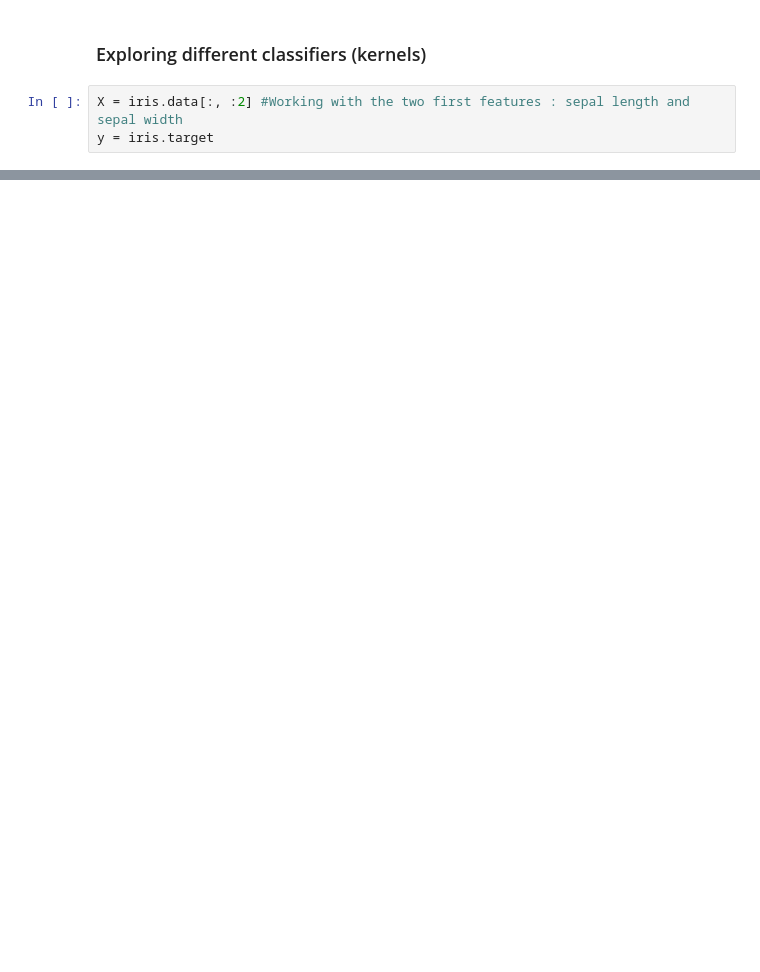
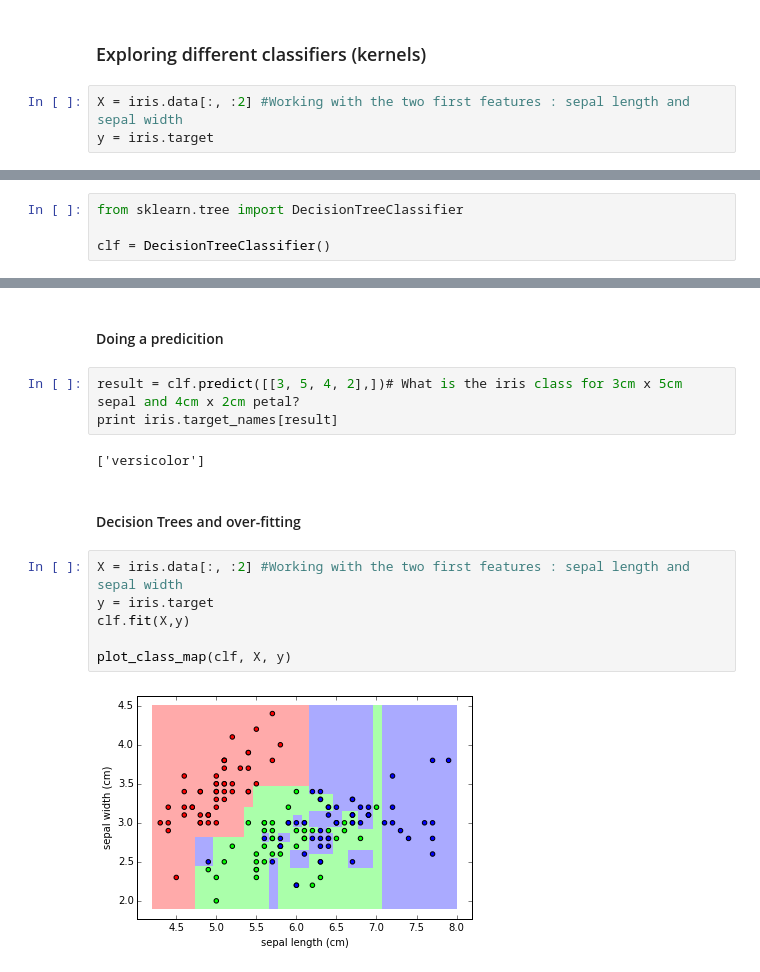
Before and after one commit to stephanie-w/brainscribble, a Jupyter notebook: source/classification-algorithms-on-iris-dataset.ipynb, the cells around one changed output, grey strips where cells are left out. Cells and saved outputs as stored; diff of their text form; blank space fills up the shorter version.

```diff
--- a/source/classification-algorithms-on-iris-dataset.ipynb
+++ b/source/classification-algorithms-on-iris-dataset.ipynb
@@ -244,0 +263,4 @@ The linear models LinearSVC() and SVC(kernel='linear') yield slightly different
+# %%
+from sklearn.tree import DecisionTreeClassifier
+
+clf = DecisionTreeClassifier()
@@ -244,0 +276,17 @@ The linear models LinearSVC() and SVC(kernel='linear') yield slightly different
+# %% [markdown]
+#### Doing a predicition
+# %%
+result = clf.predict([[3, 5, 4, 2],])# What is the iris class for 3cm x 5cm sepal and 4cm x 2cm petal?
+print iris.target_names[result]
+# %% [output]
+['versicolor']
+# %% [markdown]
+#### Decision Trees and over-fitting
+# %%
+X = iris.data[:, :2] #Working with the two first features : sepal length and sepal width
+y = iris.target
+clf.fit(X,y)
+
+plot_class_map(clf, X, y)
+# %% [output]
+[figure, added]
```
Also changed, not shown: parts of 20 cells of this notebook, 3 other files.
